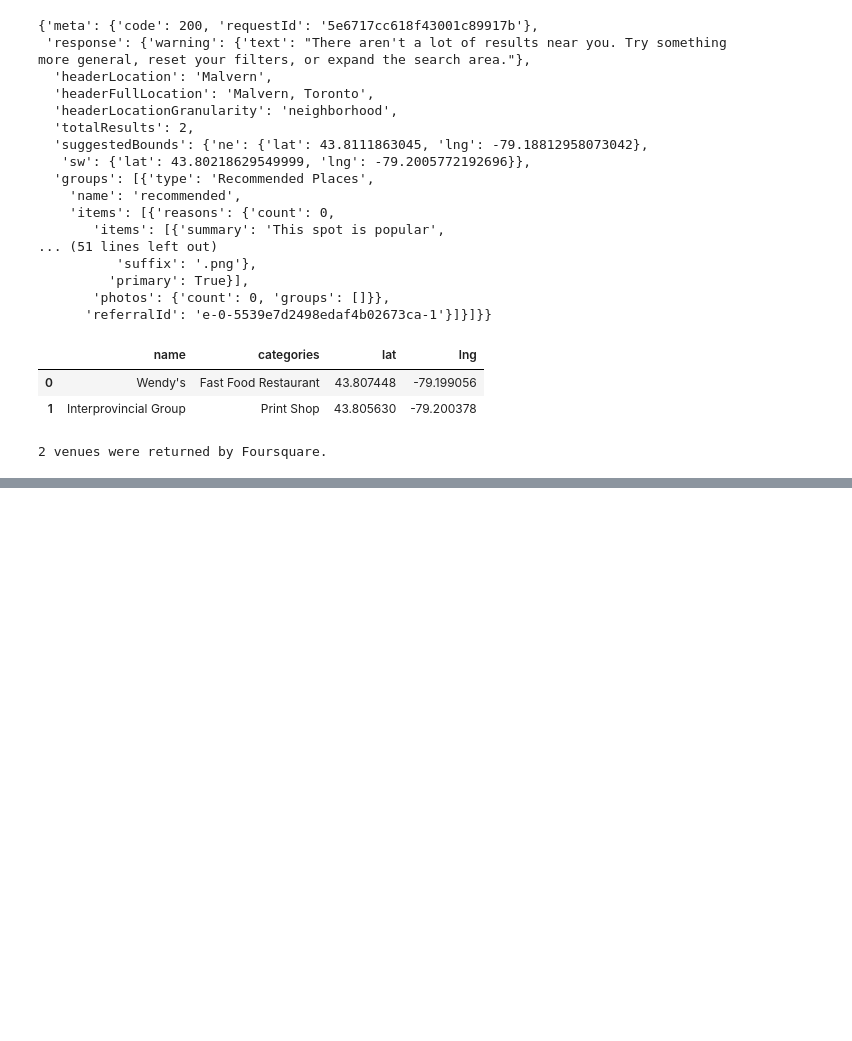
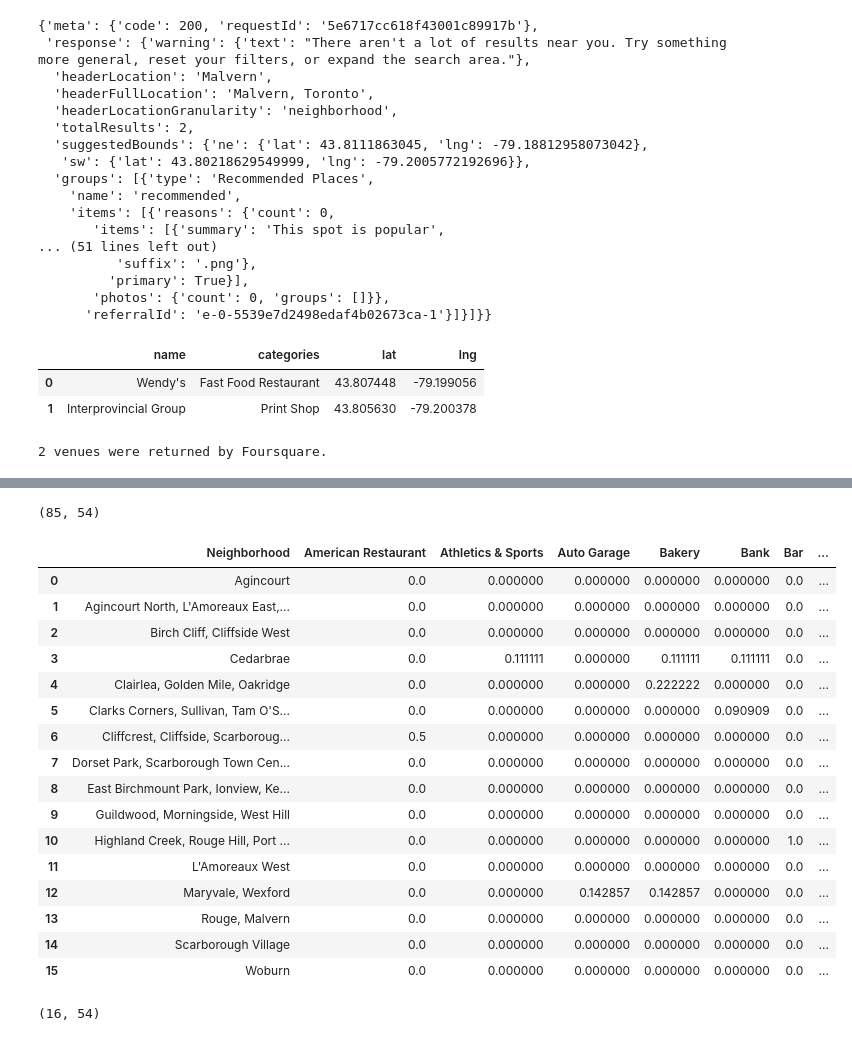
Before and after one commit to RachmaninoffGirl/Coursera_Capstone, a Jupyter notebook: Clustering Neighborhoods.ipynb, the cells around one changed output, grey strips where cells are left out. Cells and saved outputs as stored; diff of their text form; code cells hidden in the pictures; blank space fills up the shorter version.

```diff
--- a/Clustering Neighborhoods.ipynb
+++ b/Clustering Neighborhoods.ipynb
@@ -458,0 +499,5 @@ print('{} venues were returned by Foursquare.'.format(nearby_venues.shape[0]))
+# %%
+Scarborough_venues = getNearbyVenues(names=toronto_data['Neighbourhood'],
+                                   latitudes=toronto_data['Latitude'],
+                                   longitudes=toronto_data['Longitude']
+                                  )
@@ -458,0 +558,12 @@ print('{} venues were returned by Foursquare.'.format(nearby_venues.shape[0]))
+# %%
+# one hot encoding
+Scarborough_onehot = pd.get_dummies(Scarborough_venues[['Venue Category']], prefix="", prefix_sep="")
+
+# add neighborhood column back to dataframe
+Scarborough_onehot['Neighborhood'] = Scarborough_venues['Neighborhood']
+
+# move neighborhood column to the first column
+fixed_columns = [Scarborough_onehot.columns[-1]] + list(Scarborough_onehot.columns[:-1])
+Scarborough_onehot = Scarborough_onehot[fixed_columns]
+
+Scarborough_onehot.head()
@@ -458,0 +577,29 @@ print('{} venues were returned by Foursquare.'.format(nearby_venues.shape[0]))
+# %%
+Scarborough_onehot.shape
+# %% [output]
+(85, 54)
+# %%
+Scarborough_grouped = Scarborough_onehot.groupby('Neighborhood').mean().reset_index()
+Scarborough_grouped
+# %% [output]
+|  | Neighborhood | American Restaurant | Athletics & Sports | Auto Garage | Bakery | Bank | Bar | ... |
+| 0 | Agincourt | 0.0 | 0.000000 | 0.000000 | 0.000000 | 0.000000 | 0.0 | ... |
+| 1 | Agincourt North, L'Amoreaux East,... | 0.0 | 0.000000 | 0.000000 | 0.000000 | 0.000000 | 0.0 | ... |
+| 2 | Birch Cliff, Cliffside West | 0.0 | 0.000000 | 0.000000 | 0.000000 | 0.000000 | 0.0 | ... |
+| 3 | Cedarbrae | 0.0 | 0.111111 | 0.000000 | 0.111111 | 0.111111 | 0.0 | ... |
+| 4 | Clairlea, Golden Mile, Oakridge | 0.0 | 0.000000 | 0.000000 | 0.222222 | 0.000000 | 0.0 | ... |
+| 5 | Clarks Corners, Sullivan, Tam O'S... | 0.0 | 0.000000 | 0.000000 | 0.000000 | 0.090909 | 0.0 | ... |
+| 6 | Cliffcrest, Cliffside, Scarboroug... | 0.5 | 0.000000 | 0.000000 | 0.000000 | 0.000000 | 0.0 | ... |
+| 7 | Dorset Park, Scarborough Town Cen... | 0.0 | 0.000000 | 0.000000 | 0.000000 | 0.000000 | 0.0 | ... |
+| 8 | East Birchmount Park, Ionview, Ke... | 0.0 | 0.000000 | 0.000000 | 0.000000 | 0.000000 | 0.0 | ... |
+| 9 | Guildwood, Morningside, West Hill | 0.0 | 0.000000 | 0.000000 | 0.000000 | 0.000000 | 0.0 | ... |
+| 10 | Highland Creek, Rouge Hill, Port ... | 0.0 | 0.000000 | 0.000000 | 0.000000 | 0.000000 | 1.0 | ... |
+| 11 | L'Amoreaux West | 0.0 | 0.000000 | 0.000000 | 0.000000 | 0.000000 | 0.0 | ... |
+| 12 | Maryvale, Wexford | 0.0 | 0.000000 | 0.142857 | 0.142857 | 0.000000 | 0.0 | ... |
+| 13 | Rouge, Malvern | 0.0 | 0.000000 | 0.000000 | 0.000000 | 0.000000 | 0.0 | ... |
+| 14 | Scarborough Village | 0.0 | 0.000000 | 0.000000 | 0.000000 | 0.000000 | 0.0 | ... |
+| 15 | Woburn | 0.0 | 0.000000 | 0.000000 | 0.000000 | 0.000000 | 0.0 | ... |
+# %%
+Scarborough_grouped.shape
+# %% [output]
+(16, 54)
```
Also changed, not shown: parts of 16 cells of this notebook.
